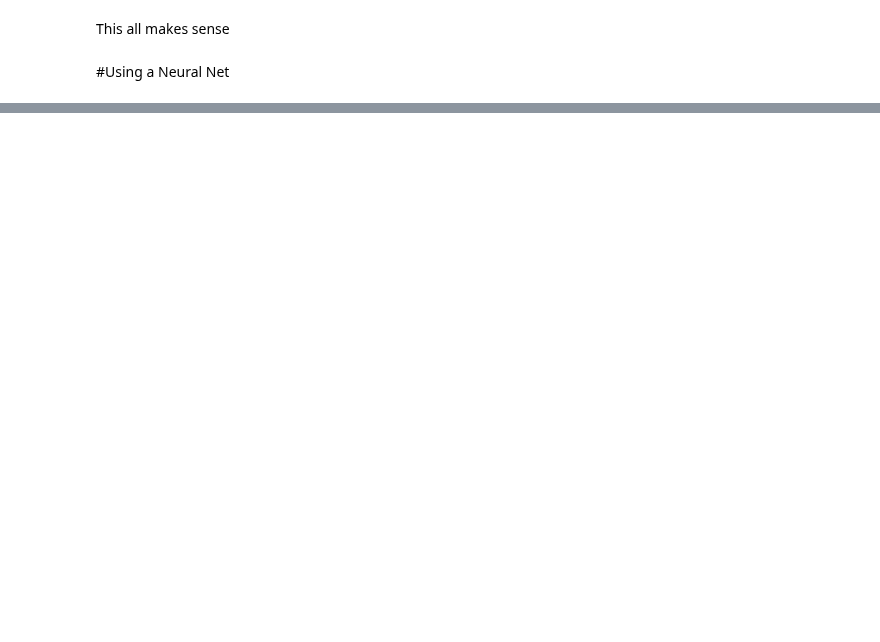
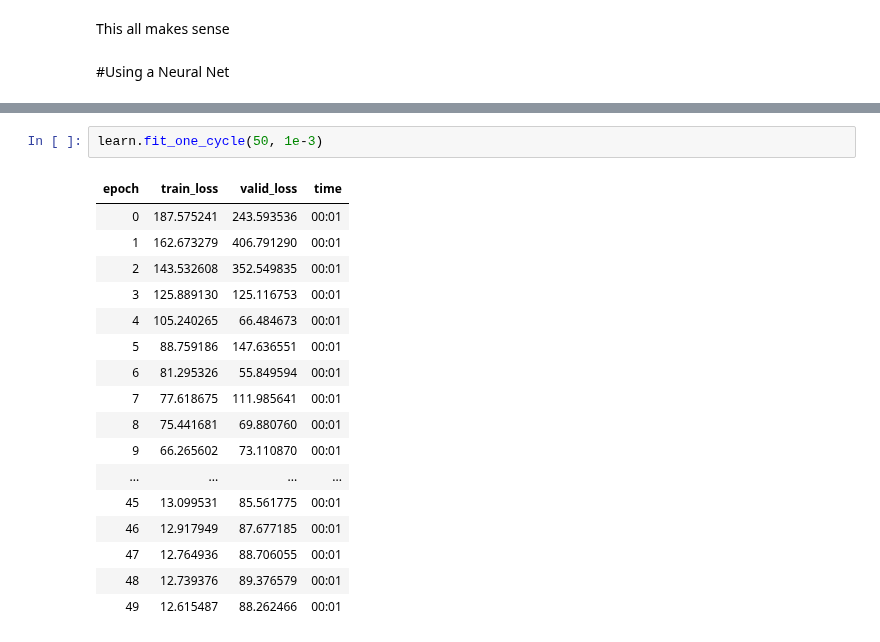
Before and after one commit to swicklund/hackathon, a Jupyter notebook: MLModel1_2.ipynb, the cells around one changed output, grey strips where cells are left out. Saved outputs shown, nothing was run; the diff lists cells and outputs as text; blank space fills up the shorter version.

```diff
--- a/MLModel1_2.ipynb
+++ b/MLModel1_2.ipynb
@@ -706,0 +803,20 @@ This all makes sense
+# %%
+learn.fit_one_cycle(50, 1e-3)
+# %% [output]
+| epoch | train_loss | valid_loss | time |
+| 0 | 187.575241 | 243.593536 | 00:01 |
+| 1 | 162.673279 | 406.791290 | 00:01 |
+| 2 | 143.532608 | 352.549835 | 00:01 |
+| 3 | 125.889130 | 125.116753 | 00:01 |
+| 4 | 105.240265 | 66.484673 | 00:01 |
+| 5 | 88.759186 | 147.636551 | 00:01 |
+| 6 | 81.295326 | 55.849594 | 00:01 |
+| 7 | 77.618675 | 111.985641 | 00:01 |
+| 8 | 75.441681 | 69.880760 | 00:01 |
+| 9 | 66.265602 | 73.110870 | 00:01 |
+| ... | ... | ... | ... |
+| 45 | 13.099531 | 85.561775 | 00:01 |
+| 46 | 12.917949 | 87.677185 | 00:01 |
+| 47 | 12.764936 | 88.706055 | 00:01 |
+| 48 | 12.739376 | 89.376579 | 00:01 |
+| 49 | 12.615487 | 88.262466 | 00:01 |
```
Also changed, not shown: parts of 35 cells of this notebook.
